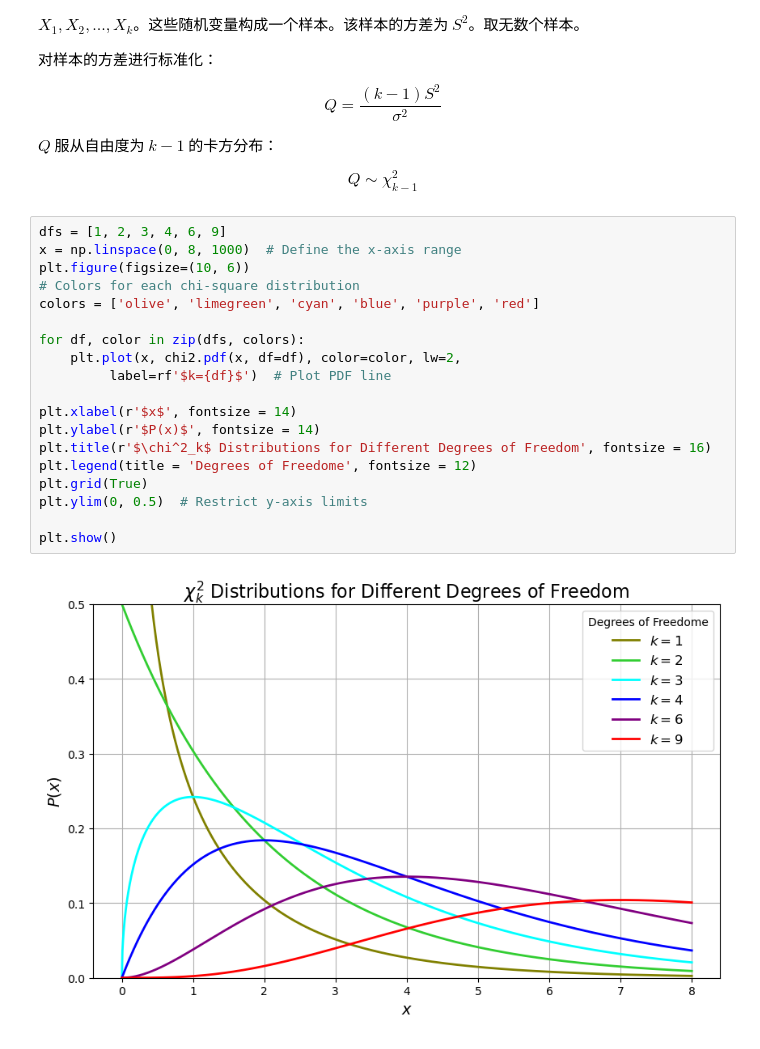
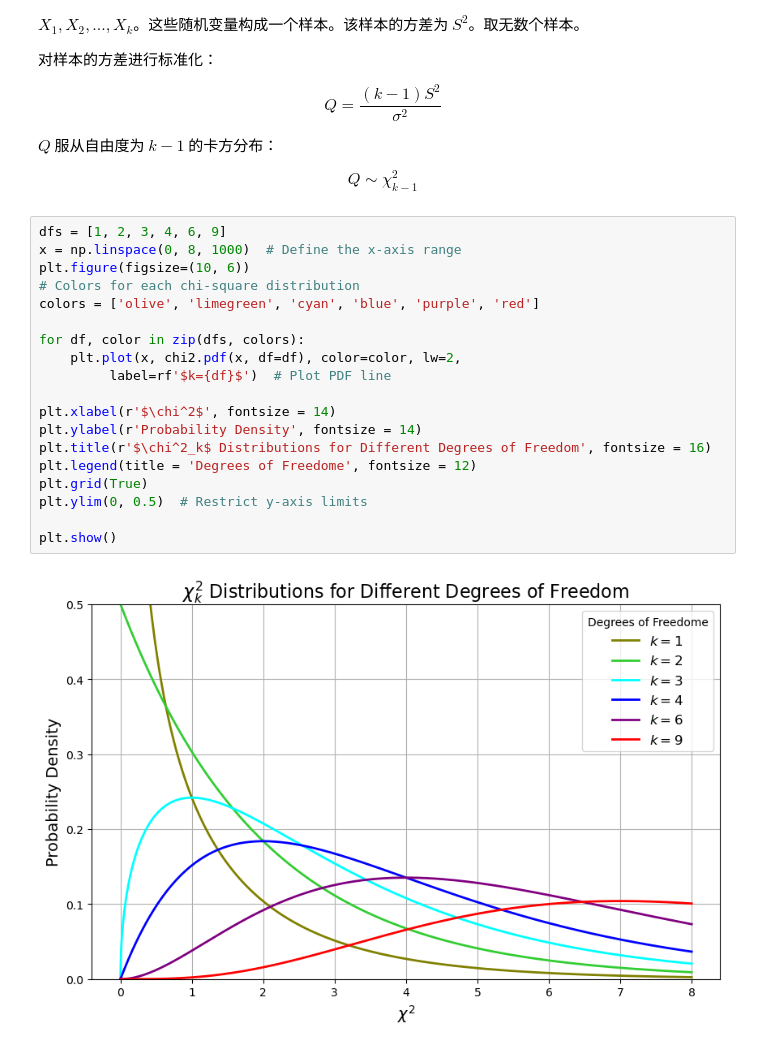
Before and after one commit to hongtaoh/hongtaoh.github.io, a Jupyter notebook: notebooks/2024-09-24-chi2.ipynb, the cells around one changed output. Drawn from its saved outputs; the diff is of its cells as text.

```diff
--- a/notebooks/2024-09-24-chi2.ipynb
+++ b/notebooks/2024-09-24-chi2.ipynb
@@ -381,21 +381,21 @@ $$Q \sim \chi_{k-1}^{2}$$
 # %%
 dfs = [1, 2, 3, 4, 6, 9]
 x = np.linspace(0, 8, 1000)  # Define the x-axis range
 plt.figure(figsize=(10, 6))
 # Colors for each chi-square distribution
 colors = ['olive', 'limegreen', 'cyan', 'blue', 'purple', 'red']
 
 for df, color in zip(dfs, colors):
     plt.plot(x, chi2.pdf(x, df=df), color=color, lw=2,
          label=rf'$k={df}$')  # Plot PDF line
 
-plt.xlabel(r'$x$', fontsize = 14)
-plt.ylabel(r'$P(x)$', fontsize = 14)
+plt.xlabel(r'$\chi^2$', fontsize = 14)
+plt.ylabel(r'Probability Density', fontsize = 14)
 plt.title(r'$\chi^2_k$ Distributions for Different Degrees of Freedom', fontsize = 16)
 plt.legend(title = 'Degrees of Freedome', fontsize = 12)
 plt.grid(True)
 plt.ylim(0, 0.5)  # Restrict y-axis limits
 
 plt.show()
 # %% [output]
-[figure, old version]
+[figure, new version]
```
Also changed, not shown: parts of 1 cell of this notebook, 1 other file.
